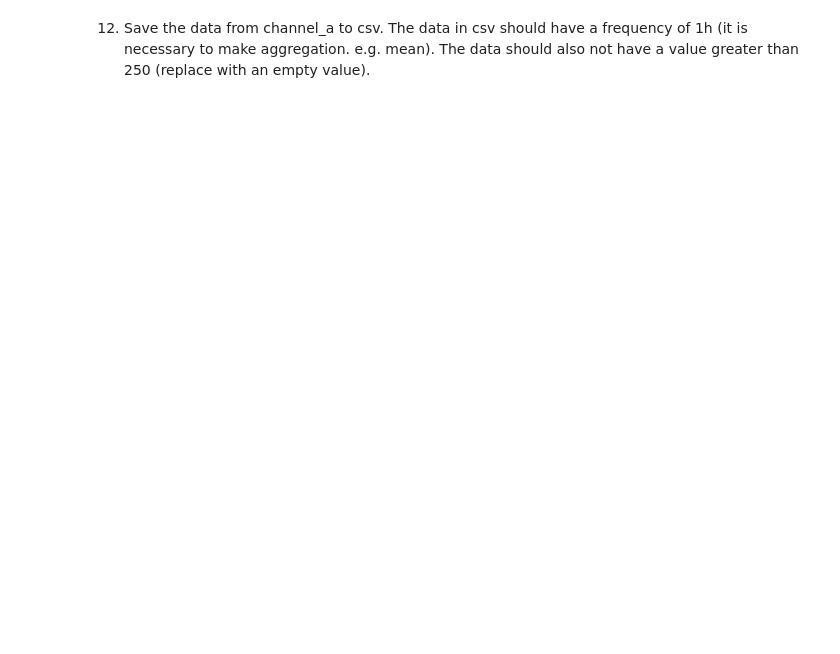
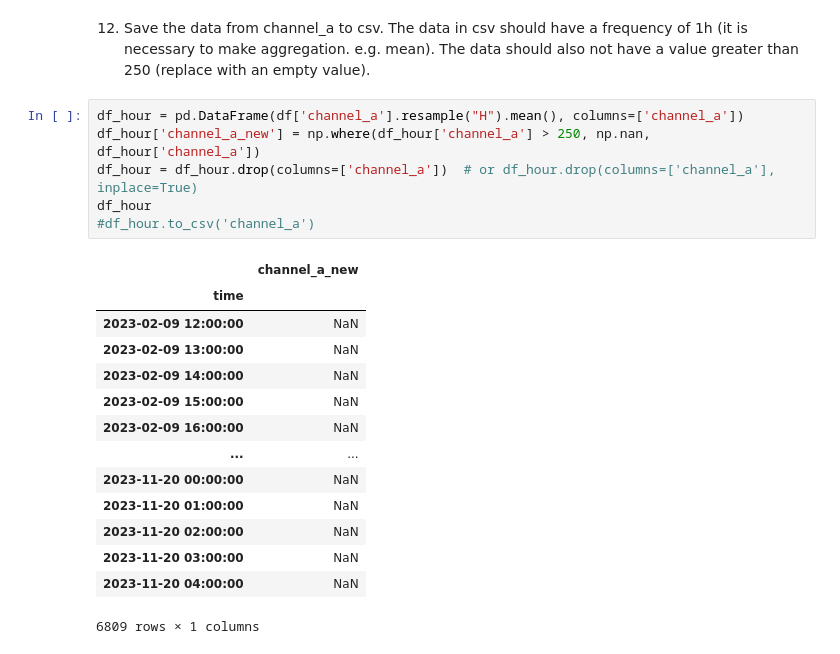
Before and after one commit to Lozyloze/Infinitii_training, a Jupyter notebook: Assignment_2nd_part.ipynb, the cells around one changed output. Drawn from its saved outputs; the diff is of its cells as text; blank space fills up the shorter version.

```diff
--- a/Assignment_2nd_part.ipynb
+++ b/Assignment_2nd_part.ipynb
@@ -402,2 +367,23 @@ Name: channel_a, Length: 337, dtype: float64
 # %% [markdown]
 12. Save the data from channel_a to csv. The data in csv should have a frequency of 1h (it is necessary to make aggregation. e.g. mean). The data should also not have a value greater than 250 (replace with an empty value).
+# %%
+df_hour = pd.DataFrame(df['channel_a'].resample("H").mean(), columns=['channel_a'])
+df_hour['channel_a_new'] = np.where(df_hour['channel_a'] > 250, np.nan, df_hour['channel_a'])
+df_hour = df_hour.drop(columns=['channel_a'])  # or df_hour.drop(columns=['channel_a'], inplace=True)
+df_hour
+#df_hour.to_csv('channel_a')
+# %% [output]
+|  | channel_a_new |
+| time |  |
+| 2023-02-09 12:00:00 | NaN |
+| 2023-02-09 13:00:00 | NaN |
+| 2023-02-09 14:00:00 | NaN |
+| 2023-02-09 15:00:00 | NaN |
+| 2023-02-09 16:00:00 | NaN |
+| ... | ... |
+| 2023-11-20 00:00:00 | NaN |
+| 2023-11-20 01:00:00 | NaN |
+| 2023-11-20 02:00:00 | NaN |
+| 2023-11-20 03:00:00 | NaN |
+| 2023-11-20 04:00:00 | NaN |
+6809 rows × 1 columns
```
Also changed, not shown: parts of 7 cells of this notebook.
